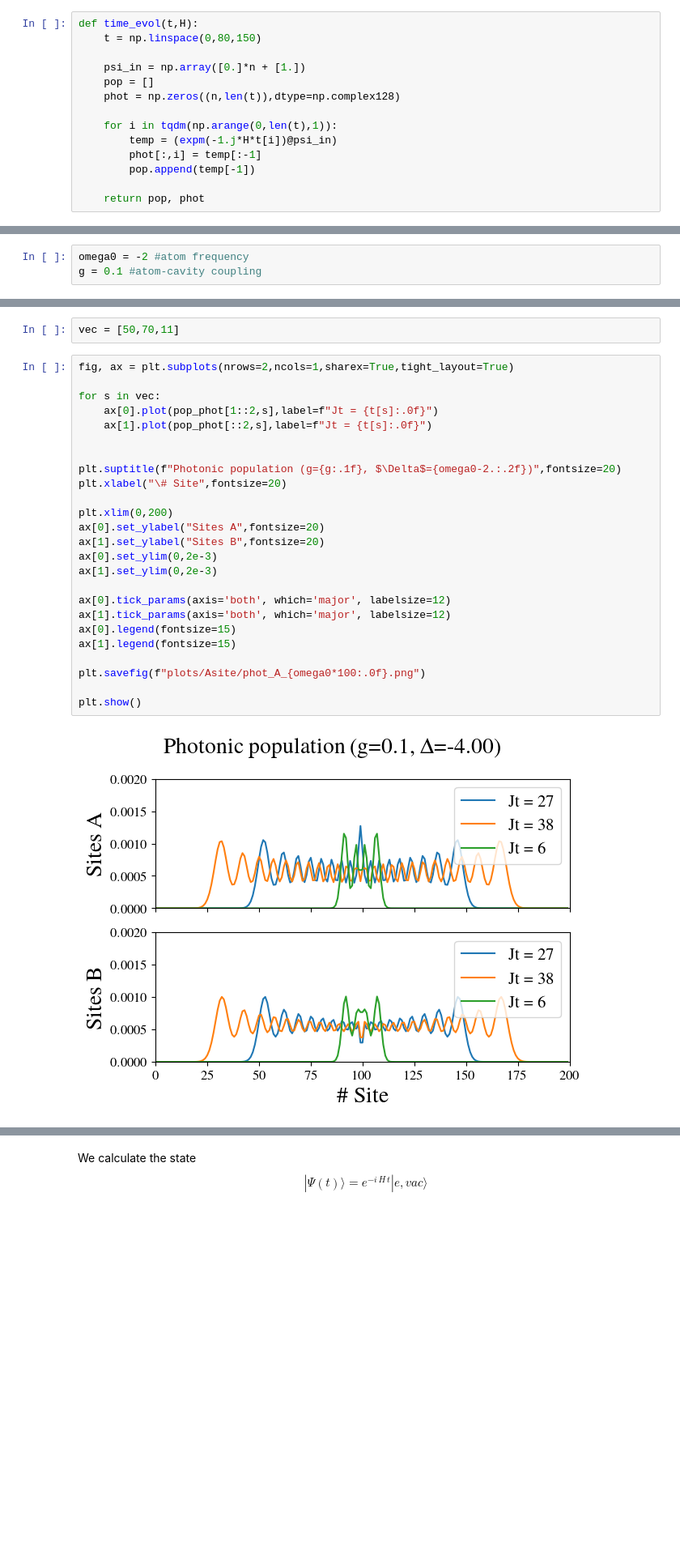
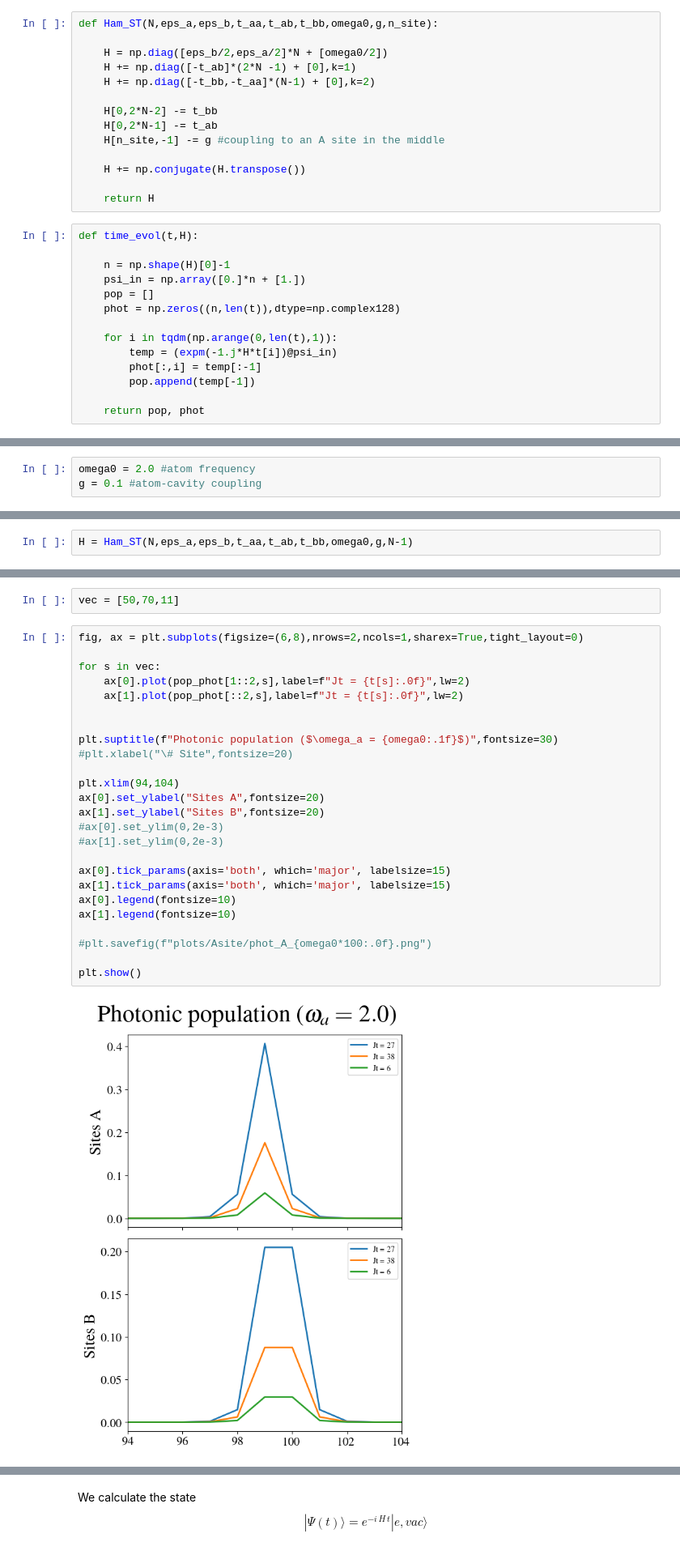
Before and after one commit to enrico0014/QOptics_FB, a Jupyter notebook: sawtooth/ST_emitter.ipynb, the cells around one changed output, grey strips where cells are left out. Shown at 81% size. Saved outputs shown, nothing was run; the diff lists cells and outputs as text; blank space fills up the shorter version.

```diff
--- a/sawtooth/ST_emitter.ipynb
+++ b/sawtooth/ST_emitter.ipynb
@@ -11,10 +11,24 @@ from tqdm import tqdm
 
 from scipy.linalg import eigh, norm, expm
 from scipy.optimize import curve_fit
+# %%
+def Ham_ST(N,eps_a,eps_b,t_aa,t_ab,t_bb,omega0,g,n_site):
+
+    H = np.diag([eps_b/2,eps_a/2]*N + [omega0/2])
+    H += np.diag([-t_ab]*(2*N -1) + [0],k=1)
+    H += np.diag([-t_bb,-t_aa]*(N-1) + [0],k=2)
+
+    H[0,2*N-2] -= t_bb
+    H[0,2*N-1] -= t_ab
+    H[n_site,-1] -= g #coupling to an A site in the middle
+
+    H += np.conjugate(H.transpose())
+
+    return H
 # %%
 def time_evol(t,H):
-    t = np.linspace(0,80,150)
 
+    n = np.shape(H)[0]-1
     psi_in = np.array([0.]*n + [1.])
     pop = []
     phot = np.zeros((n,len(t)),dtype=np.complex128)
@@ -62,5 +76,5 @@ where $\sigma^{+(-)}$ are the two-level atom (TLA) ladder operators and $a_n$ is
 # %% [markdown]
 We choose here the transition frequency of the atom ($\omega_0$) and the coupling strenght $g$.
 # %%
-omega0 = -2 #atom frequency
+omega0 = 2.0 #atom frequency
 g = 0.1 #atom-cavity coupling
@@ -76,3 +81,5 @@ H += np.conjugate(H.transpose())
+# %%
+H = Ham_ST(N,eps_a,eps_b,t_aa,t_ab,t_bb,omega0,g,N-1)
 # %% [markdown]
 We calculate the state
 \begin{equation}
@@ -116,32 +126,32 @@ for i in range(len(t)):
 # %%
 vec = [50,70,11]
 # %%
-fig, ax = plt.subplots(nrows=2,ncols=1,sharex=True,tight_layout=True)
+fig, ax = plt.subplots(figsize=(6,8),nrows=2,ncols=1,sharex=True,tight_layout=0)
 
 for s in vec:
-    ax[0].plot(pop_phot[1::2,s],label=f"Jt = {t[s]:.0f}")
-    ax[1].plot(pop_phot[::2,s],label=f"Jt = {t[s]:.0f}")
+    ax[0].plot(pop_phot[1::2,s],label=f"Jt = {t[s]:.0f}",lw=2)
+    ax[1].plot(pop_phot[::2,s],label=f"Jt = {t[s]:.0f}",lw=2)
 
 
-plt.suptitle(f"Photonic population (g={g:.1f}, $\Delta$={omega0-2.:.2f})",fontsize=20)
-plt.xlabel("\# Site",fontsize=20)
+plt.suptitle(f"Photonic population ($\omega_a = {omega0:.1f}$)",fontsize=30)
+#plt.xlabel("\# Site",fontsize=20)
 
-plt.xlim(0,200)
+plt.xlim(94,104)
 ax[0].set_ylabel("Sites A",fontsize=20)
 ax[1].set_ylabel("Sites B",fontsize=20)
-ax[0].set_ylim(0,2e-3)
-ax[1].set_ylim(0,2e-3)
+#ax[0].set_ylim(0,2e-3)
+#ax[1].set_ylim(0,2e-3)
 
-ax[0].tick_params(axis='both', which='major', labelsize=12)
-ax[1].tick_params(axis='both', which='major', labelsize=12)
-ax[0].legend(fontsize=15)
-ax[1].legend(fontsize=15)
+ax[0].tick_params(axis='both', which='major', labelsize=15)
+ax[1].tick_params(axis='both', which='major', labelsize=15)
+ax[0].legend(fontsize=10)
+ax[1].legend(fontsize=10)
 
-plt.savefig(f"plots/Asite/phot_A_{omega0*100:.0f}.png")
+#plt.savefig(f"plots/Asite/phot_A_{omega0*100:.0f}.png")
 
 plt.show()
 # %% [output]
-[figure, old version]
+[figure, new version]
 # %%
 fig = plt.figure()
 
```
Also changed, not shown: parts of 55 cells of this notebook, 3 other files.
